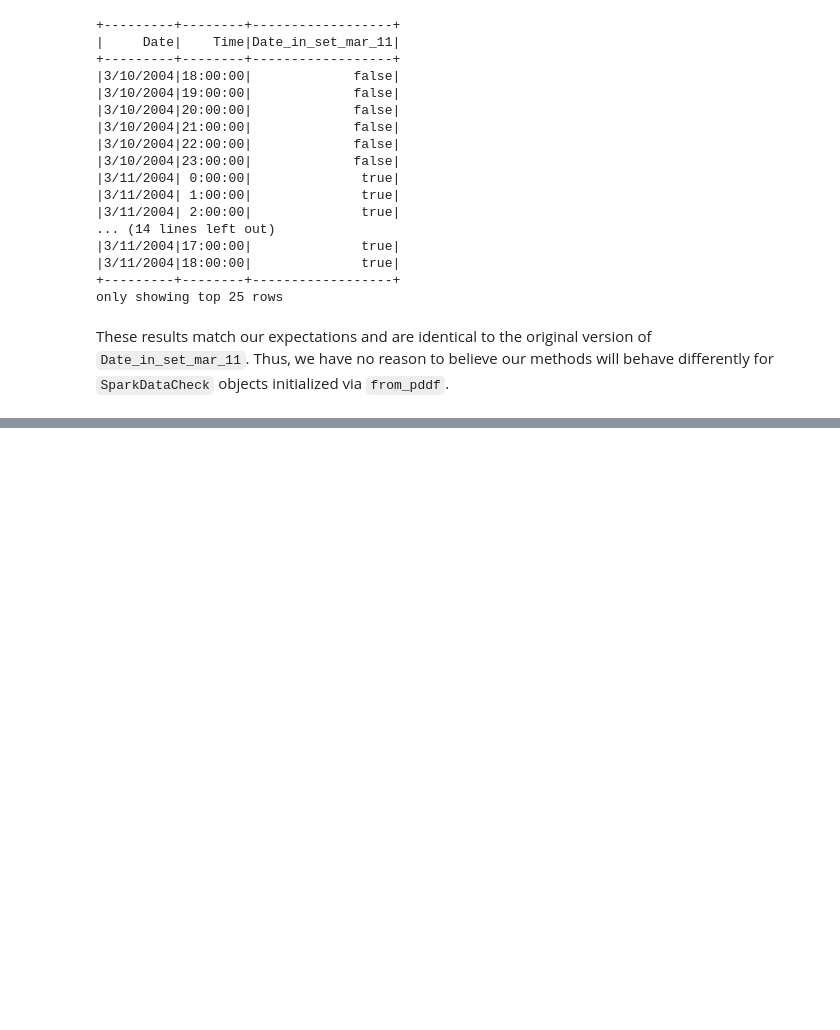
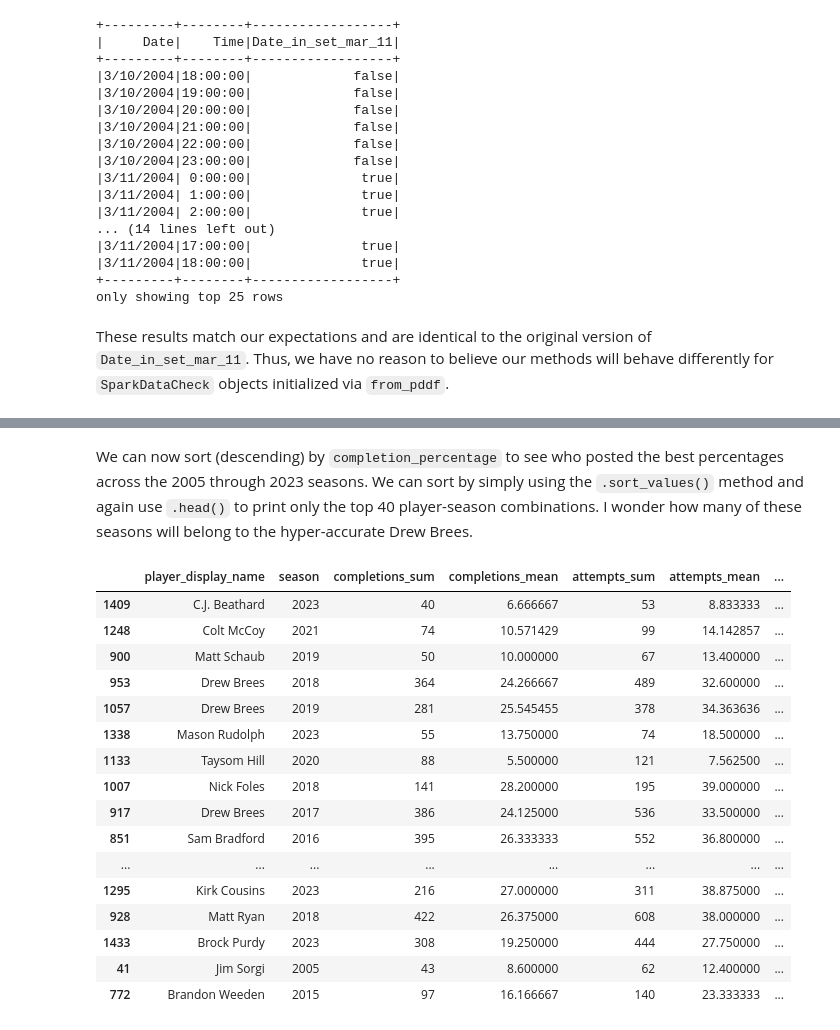
Before and after one commit to jccrews256/ST-554-Project-2, a Jupyter notebook: Project 2 Notebook.ipynb, the cells around one changed output, grey strips where cells are left out. Cells and saved outputs as stored; diff of their text form; code cells hidden in the pictures; blank space fills up the shorter version.

Commit message:
Adding pandas-on-Spark work for Part II

```diff
--- a/Project 2 Notebook.ipynb
+++ b/Project 2 Notebook.ipynb
@@ -18,7 +18,10 @@ from functools import reduce
 from pyspark.sql.types import *
 import pandas as pd
 from pyspark.sql import SparkSession
-spark = SparkSession.builder.master('local[*]').appName('my_app').getOrCreate()
+import pyspark.pandas as ps
+ps.set_option('compute.fail_on_ansi_mode', False)
+spark = SparkSession.builder.master('local[*]').appName('my_app') \
+.config("spark.sql.ansi.enabled", "false").getOrCreate()
 # %% [markdown]
 ## Part I
 
@@ -637,0 +735,25 @@ These results match our expectations and are identical to the original version o
+# %%
+# capturing columns to be aggregated and functions
+columns = ["completions", "attempts", "passing_yards",
+     "passing_tds", "interceptions"]
+agg_funcs = ["sum", "mean"]
+
+# Using dictionary comprehension to capture text for .agg
+# using an f string
+stats_dict = {f"{c}_{fun}": (c, fun)
+                  for c in columns
+                  for fun in agg_funcs}
+
+# aggregating regular season QB stats to season level
+# by unpacking the stats_dict
+# resetting index at the end to remove multi-level index
+nfl_df_ps_qb = nfl_df_ps \
+    .loc[(nfl_df_ps.season_type == "REG") & (nfl_df_ps.position == "QB") &
+         (nfl_df_ps.season.isin(range(2005, 2024))),
+         ["player_display_name", "season", "week", "completions",
+    "attempts", "passing_yards", "passing_tds", "interceptions"]] \
+    .groupby(["player_display_name", "season"]) \
+    .agg(**stats_dict).reset_index()
+
+# Printing first 10 rows
+nfl_df_ps_qb.head(10)
@@ -637,0 +784,9 @@ These results match our expectations and are identical to the original version o
+# %%
+# Adding season completion percentage to dataframe
+nfl_df_ps_qb["completion_percentage"] = 100*nfl_df_ps_qb.completions_sum/nfl_df_ps_qb.attempts_sum
+
+# Adding season td-int ratio to dataframe
+nfl_df_ps_qb["td_int_ratio"] = nfl_df_ps_qb.passing_tds_sum/nfl_df_ps_qb.interceptions_sum
+
+# Printing first 10 rows
+nfl_df_ps_qb.head(10)
@@ -637,0 +809,26 @@ These results match our expectations and are identical to the original version o
+# %%
+# Filtering to only quarterback-season combos where attempts at least 50
+nfl_df_ps_qb = nfl_df_ps_qb.loc[nfl_df_ps_qb.attempts_sum >= 50]
+# %% [markdown]
+We can now sort (descending) by `completion_percentage` to see who posted the best percentages across the 2005 through 2023 seasons. We can sort by simply using the `.sort_values()` method and again use `.head()` to print only the top 40 player-season combinations. I wonder how many of these seasons will belong to the hyper-accurate Drew Brees.
+# %%
+# Sorting by completion_percentage descending
+nfl_df_ps_qb.sort_values("completion_percentage", ascending = False).head(40)
+# %% [output]
+|  | player_display_name | season | completions_sum | completions_mean | attempts_sum | attempts_mean | ... |
+| 1409 | C.J. Beathard | 2023 | 40 | 6.666667 | 53 | 8.833333 | ... |
+| 1248 | Colt McCoy | 2021 | 74 | 10.571429 | 99 | 14.142857 | ... |
+| 900 | Matt Schaub | 2019 | 50 | 10.000000 | 67 | 13.400000 | ... |
+| 953 | Drew Brees | 2018 | 364 | 24.266667 | 489 | 32.600000 | ... |
+| 1057 | Drew Brees | 2019 | 281 | 25.545455 | 378 | 34.363636 | ... |
+| 1338 | Mason Rudolph | 2023 | 55 | 13.750000 | 74 | 18.500000 | ... |
+| 1133 | Taysom Hill | 2020 | 88 | 5.500000 | 121 | 7.562500 | ... |
+| 1007 | Nick Foles | 2018 | 141 | 28.200000 | 195 | 39.000000 | ... |
+| 917 | Drew Brees | 2017 | 386 | 24.125000 | 536 | 33.500000 | ... |
+| 851 | Sam Bradford | 2016 | 395 | 26.333333 | 552 | 36.800000 | ... |
+| ... | ... | ... | ... | ... | ... | ... | ... |
+| 1295 | Kirk Cousins | 2023 | 216 | 27.000000 | 311 | 38.875000 | ... |
+| 928 | Matt Ryan | 2018 | 422 | 26.375000 | 608 | 38.000000 | ... |
+| 1433 | Brock Purdy | 2023 | 308 | 19.250000 | 444 | 27.750000 | ... |
+| 41 | Jim Sorgi | 2005 | 43 | 8.600000 | 62 | 12.400000 | ... |
+| 772 | Brandon Weeden | 2015 | 97 | 16.166667 | 140 | 23.333333 | ... |
```
Also changed, not shown: parts of 17 cells of this notebook.
